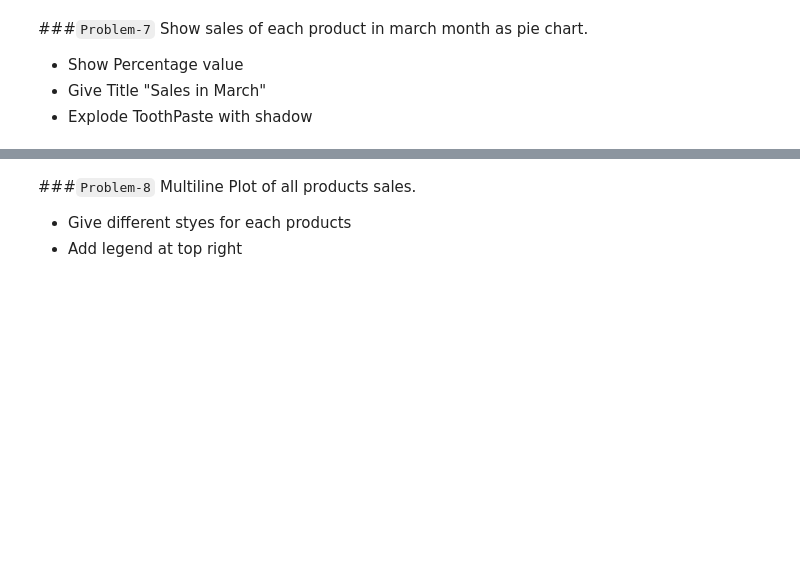
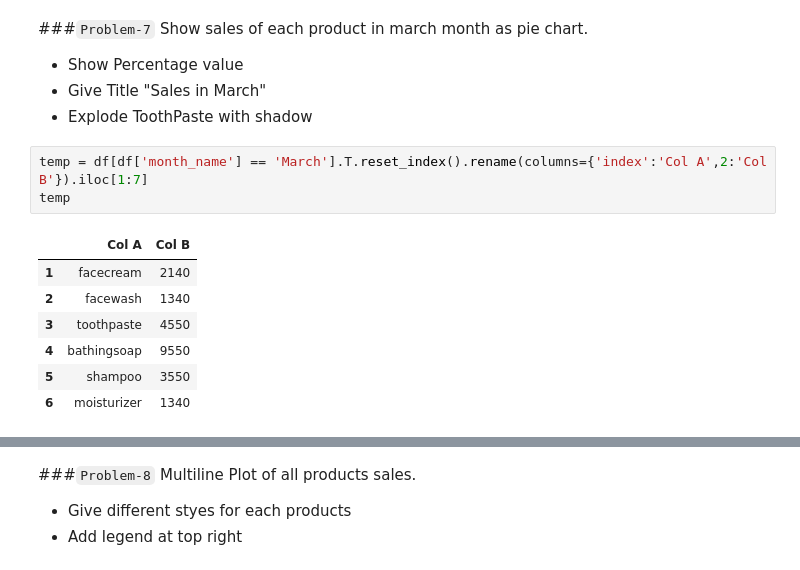
Before and after one commit to rishabhk1501/Data-Analytics-Tasks, a Jupyter notebook: session_23_task_soln.ipynb, the cells around one changed output, grey strips where cells are left out. Saved outputs shown, nothing was run; the diff lists cells and outputs as text; blank space fills up the shorter version.

```diff
--- a/session_23_task_soln.ipynb
+++ b/session_23_task_soln.ipynb
@@ -254,3 +254,14 @@ Show sales of each product in march month as pie chart.
 * Show Percentage value
 * Give Title "Sales in March"
 * Explode ToothPaste with shadow
+# %%
+temp = df[df['month_name'] == 'March'].T.reset_index().rename(columns={'index':'Col A',2:'Col B'}).iloc[1:7]
+temp
+# %% [output]
+|  | Col A | Col B |
+| 1 | facecream | 2140 |
+| 2 | facewash | 1340 |
+| 3 | toothpaste | 4550 |
+| 4 | bathingsoap | 9550 |
+| 5 | shampoo | 3550 |
+| 6 | moisturizer | 1340 |
```
Also changed, not shown: parts of 2 cells of this notebook.
